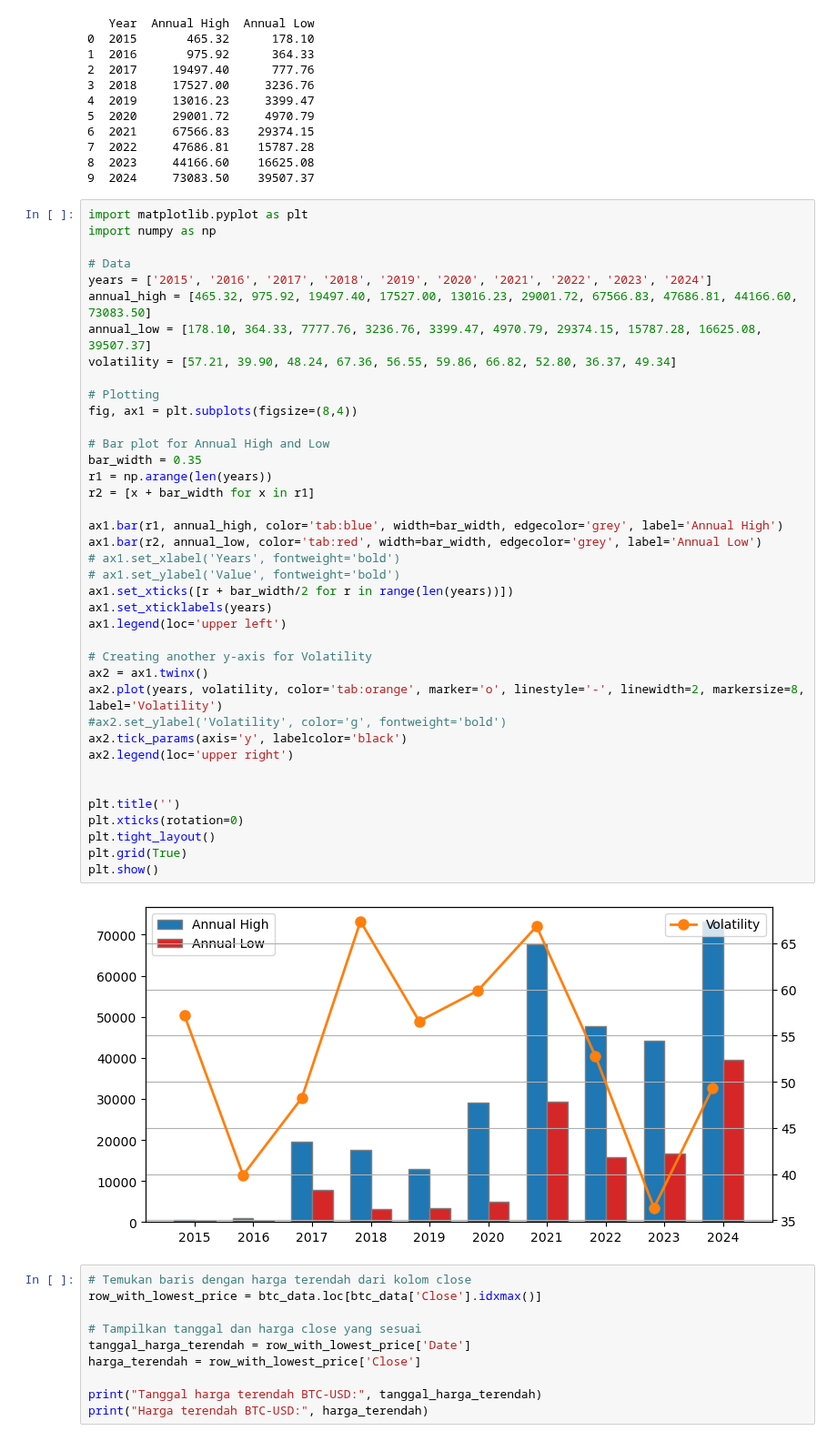
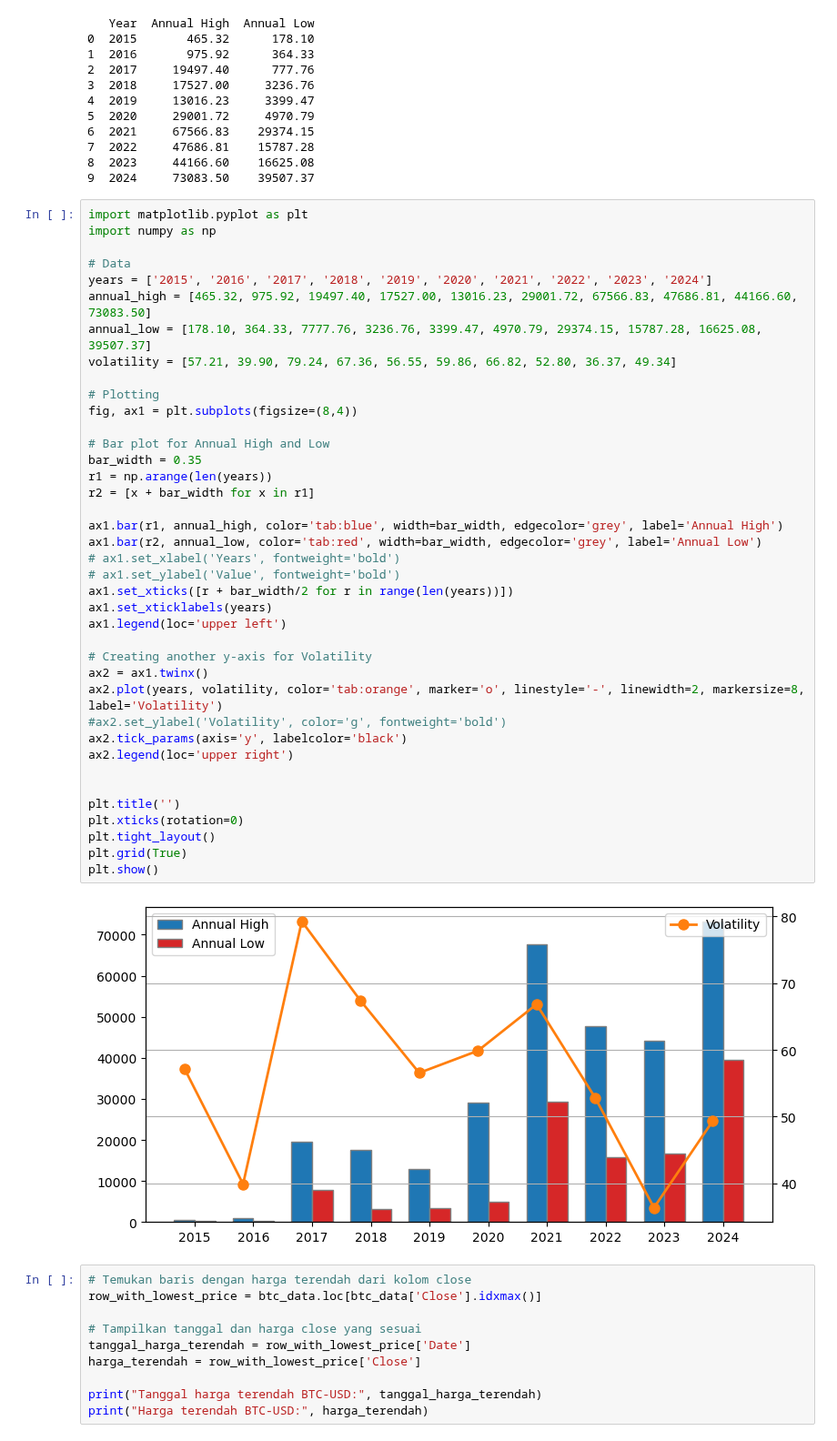
Before and after one commit to kusin/tensorflow-btc-usd-v2, a Jupyter notebook: K01-Volatilitas.ipynb, the cells around one changed output. Shown at 91% size. Drawn from its saved outputs; the diff is of its cells as text.

```diff
--- a/K01-Volatilitas.ipynb
+++ b/K01-Volatilitas.ipynb
@@ -73,39 +73,39 @@ import numpy as np
 years = ['2015', '2016', '2017', '2018', '2019', '2020', '2021', '2022', '2023', '2024']
 annual_high = [465.32, 975.92, 19497.40, 17527.00, 13016.23, 29001.72, 67566.83, 47686.81, 44166.60, 73083.50]
 annual_low = [178.10, 364.33, 7777.76, 3236.76, 3399.47, 4970.79, 29374.15, 15787.28, 16625.08, 39507.37]
-volatility = [57.21, 39.90, 48.24, 67.36, 56.55, 59.86, 66.82, 52.80, 36.37, 49.34]
+volatility = [57.21, 39.90, 79.24, 67.36, 56.55, 59.86, 66.82, 52.80, 36.37, 49.34]
 
 # Plotting
 fig, ax1 = plt.subplots(figsize=(8,4))
 
 # Bar plot for Annual High and Low
 bar_width = 0.35
 r1 = np.arange(len(years))
 r2 = [x + bar_width for x in r1]
 
 ax1.bar(r1, annual_high, color='tab:blue', width=bar_width, edgecolor='grey', label='Annual High')
 ax1.bar(r2, annual_low, color='tab:red', width=bar_width, edgecolor='grey', label='Annual Low')
 # ax1.set_xlabel('Years', fontweight='bold')
 # ax1.set_ylabel('Value', fontweight='bold')
 ax1.set_xticks([r + bar_width/2 for r in range(len(years))])
 ax1.set_xticklabels(years)
 ax1.legend(loc='upper left')
 
 # Creating another y-axis for Volatility
 ax2 = ax1.twinx()
 ax2.plot(years, volatility, color='tab:orange', marker='o', linestyle='-', linewidth=2, markersize=8, label='Volatility')
 #ax2.set_ylabel('Volatility', color='g', fontweight='bold')
 ax2.tick_params(axis='y', labelcolor='black')
 ax2.legend(loc='upper right')
 
 
 plt.title('')
 plt.xticks(rotation=0)
 plt.tight_layout()
 plt.grid(True)
 plt.show()
 # %% [output]
-[figure, old version]
+[figure, new version]
 # %%
 # Temukan baris dengan harga terendah dari kolom close
 row_with_lowest_price = btc_data.loc[btc_data['Close'].idxmax()]
```
Also changed, not shown: 27 other files.
